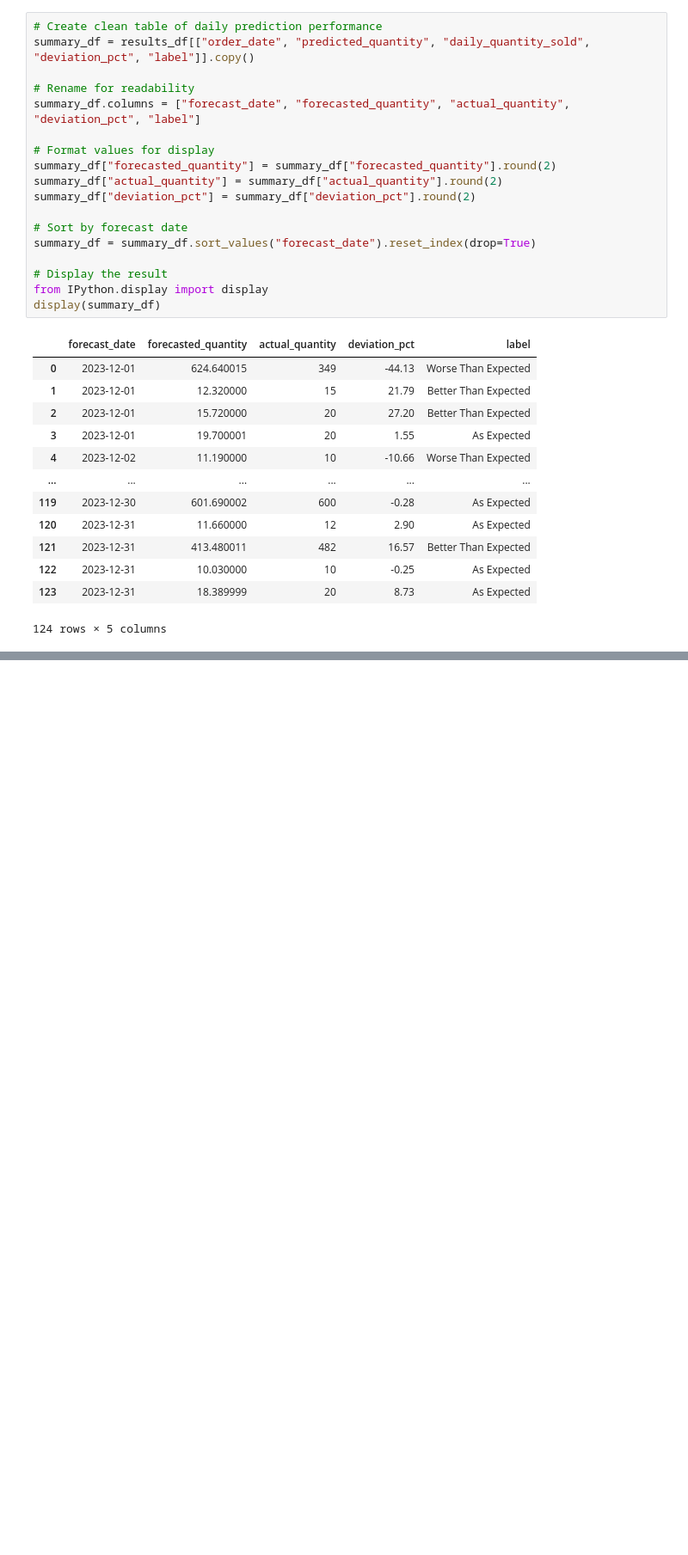
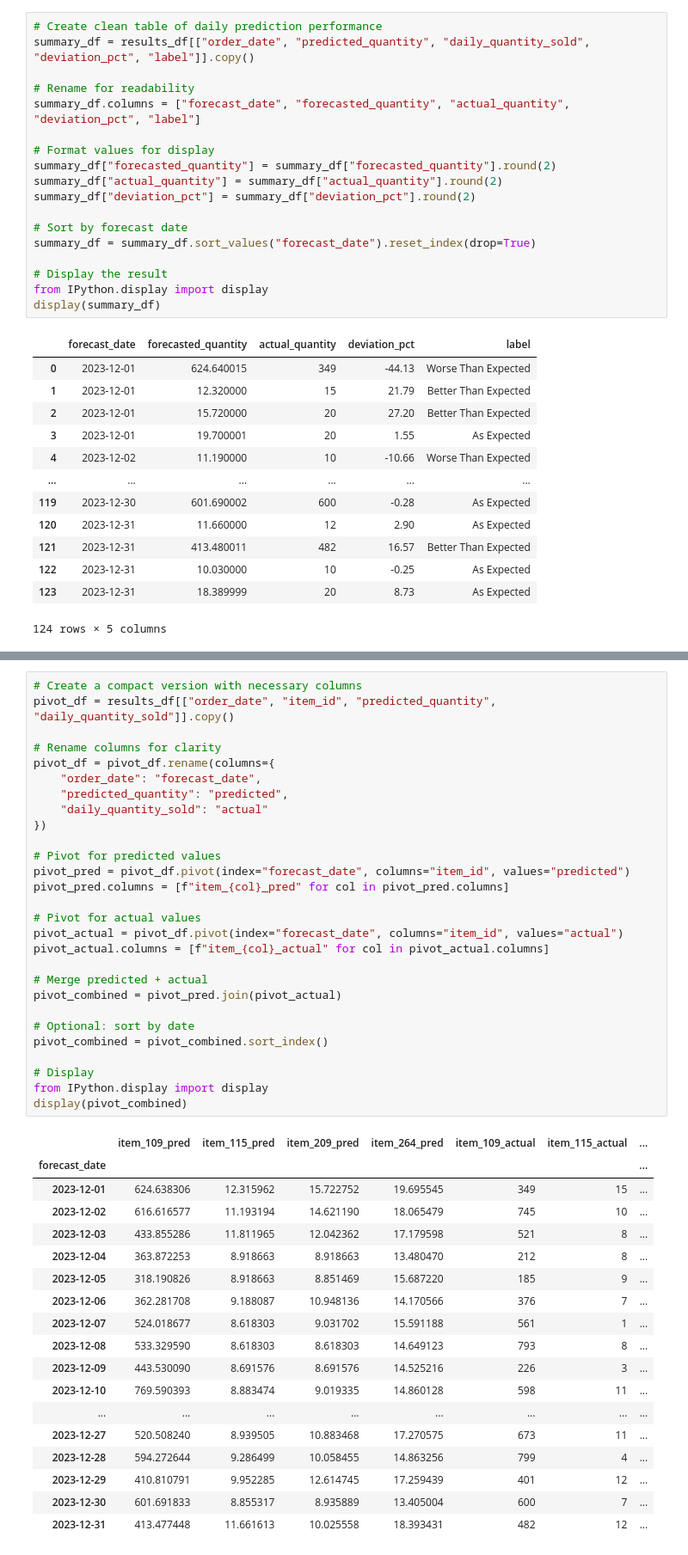
Before and after one commit to KaviV23/nttc-umhack, a Jupyter notebook: backend/notebooks/xgboost_quantity.ipynb, the cells around one changed output, grey strips where cells are left out. Shown: that part at 86% size. Cells and saved outputs as stored; diff of their text form; blank space fills up the shorter version.

Commit message:
predicted per item quantity

```diff
--- a/backend/notebooks/xgboost_quantity.ipynb
+++ b/backend/notebooks/xgboost_quantity.ipynb
@@ -658,0 +693,47 @@ display(summary_df)
+# %%
+# Create a compact version with necessary columns
+pivot_df = results_df[["order_date", "item_id", "predicted_quantity", "daily_quantity_sold"]].copy()
+
+# Rename columns for clarity
+pivot_df = pivot_df.rename(columns={
+    "order_date": "forecast_date",
+    "predicted_quantity": "predicted",
+    "daily_quantity_sold": "actual"
+})
+
+# Pivot for predicted values
+pivot_pred = pivot_df.pivot(index="forecast_date", columns="item_id", values="predicted")
+pivot_pred.columns = [f"item_{col}_pred" for col in pivot_pred.columns]
+
+# Pivot for actual values
+pivot_actual = pivot_df.pivot(index="forecast_date", columns="item_id", values="actual")
+pivot_actual.columns = [f"item_{col}_actual" for col in pivot_actual.columns]
+
+# Merge predicted + actual
+pivot_combined = pivot_pred.join(pivot_actual)
+
+# Optional: sort by date
+pivot_combined = pivot_combined.sort_index()
+
+# Display
+from IPython.display import display
+display(pivot_combined)
+# %% [output]
+|  | item_109_pred | item_115_pred | item_209_pred | item_264_pred | item_109_actual | item_115_actual | ... |
+| forecast_date |  |  |  |  |  |  | ... |
+| 2023-12-01 | 624.638306 | 12.315962 | 15.722752 | 19.695545 | 349 | 15 | ... |
+| 2023-12-02 | 616.616577 | 11.193194 | 14.621190 | 18.065479 | 745 | 10 | ... |
+| 2023-12-03 | 433.855286 | 11.811965 | 12.042362 | 17.179598 | 521 | 8 | ... |
+| 2023-12-04 | 363.872253 | 8.918663 | 8.918663 | 13.480470 | 212 | 8 | ... |
+| 2023-12-05 | 318.190826 | 8.918663 | 8.851469 | 15.687220 | 185 | 9 | ... |
+| 2023-12-06 | 362.281708 | 9.188087 | 10.948136 | 14.170566 | 376 | 7 | ... |
+| 2023-12-07 | 524.018677 | 8.618303 | 9.031702 | 15.591188 | 561 | 1 | ... |
+| 2023-12-08 | 533.329590 | 8.618303 | 8.618303 | 14.649123 | 793 | 8 | ... |
+| 2023-12-09 | 443.530090 | 8.691576 | 8.691576 | 14.525216 | 226 | 3 | ... |
+| 2023-12-10 | 769.590393 | 8.883474 | 9.019335 | 14.860128 | 598 | 11 | ... |
+| ... | ... | ... | ... | ... | ... | ... | ... |
+| 2023-12-27 | 520.508240 | 8.939505 | 10.883468 | 17.270575 | 673 | 11 | ... |
+| 2023-12-28 | 594.272644 | 9.286499 | 10.058455 | 14.863256 | 799 | 4 | ... |
+| 2023-12-29 | 410.810791 | 9.952285 | 12.614745 | 17.259439 | 401 | 12 | ... |
+| 2023-12-30 | 601.691833 | 8.855317 | 8.935889 | 13.405004 | 600 | 7 | ... |
+| 2023-12-31 | 413.477448 | 11.661613 | 10.025558 | 18.393431 | 482 | 12 | ... |
```
Also changed, not shown: parts of 2 cells of this notebook.
